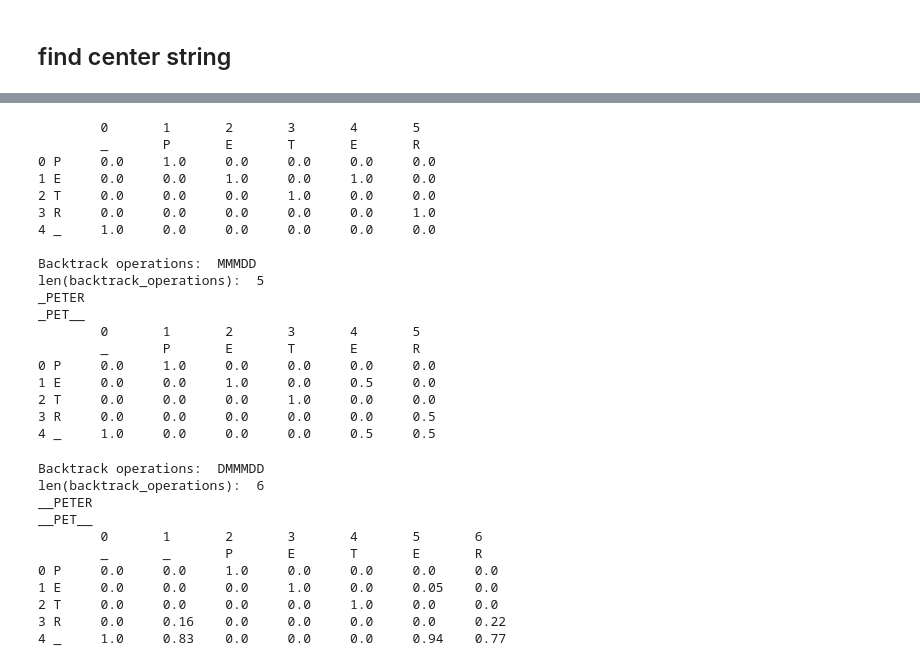
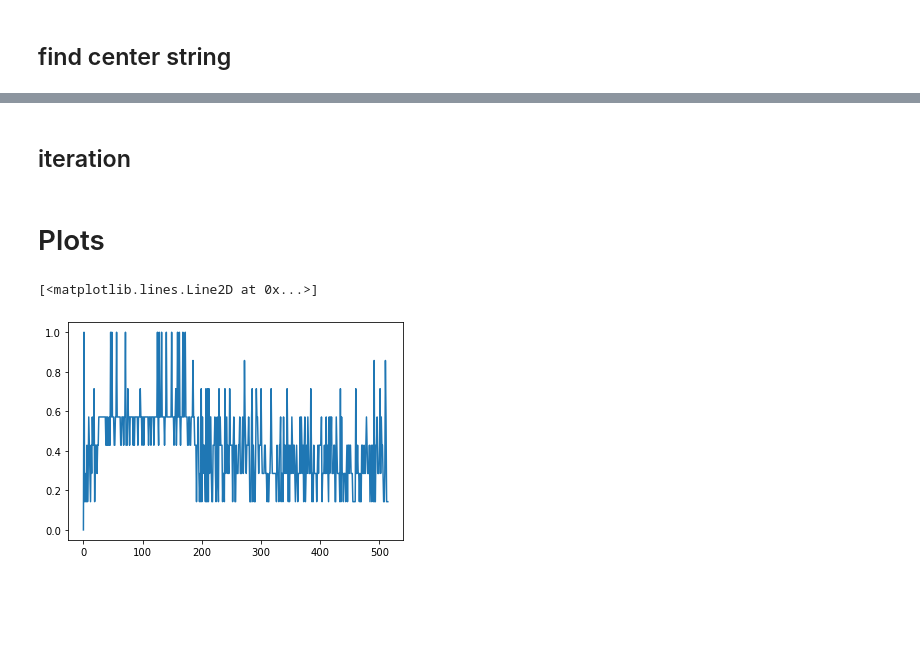
Before and after one commit to j-hirschy/applied-bioinformatics-2022, a Jupyter notebook: multiple_alignment.ipynb, the cells around one changed output, grey strips where cells are left out. Cells and saved outputs as stored; diff of their text form; code cells hidden in the pictures; blank space fills up the shorter version.

Commit message:
completed multiple sequence alignment

```diff
--- a/multiple_alignment.ipynb
+++ b/multiple_alignment.ipynb
@@ -244,10 +254,12 @@ sp|P39022|RAD52_CHICK
 def find_center_string(records, in_del_cost=2, mismatch_cost=1):
     pairwise_distance = {}
     for e in range(len(records)):
-        for i in range(len(records) - e):
+        for i in range(e, len(records)):
             if e == i:
                 pass
-            pairwise_distance[(e,i)] = levenshtein(str(records[e].seq), str(record[i]), in_del_cost=in_del_cost, mismatch_cost=mismatch_cost)
-    return pairwise_distance
+            else:
+                pairwise_distance[(e,i)] = levenshtein(str(records[e].seq), str(records[i].seq), in_del_cost=in_del_cost, mismatch_cost=mismatch_cost)
+    center_pair = min(pairwise_distance, key=pairwise_distance.get)
+    return center_pair
 
-pairwise_distance = find_center_string(records, in_del_cost=1, mismatch_cost=1)
+center_pair = find_center_string(records, in_del_cost=2, mismatch_cost=1)
@@ -274,48 +272,31 @@ pairwise_distance
 # %%
-s1 = "PETER"
-s2 = "PET"
-vocab = "PETR"
+s1 = records.pop(center_pair[0])
+s2 = records.pop(center_pair[1])
+
+
 mismatch_cost = 1
 in_del_cost = 2
 
 
-my_ppm = Ppm(s1, vocab)
-my_ppm.toString()
-print(" ")
-my_ppm.align(s2, mismatch_cost=mismatch_cost, in_del_cost=in_del_cost)
-my_ppm.toString()
+my_ppm = Ppm(s1, vocabulary)
+my_ppm.add(s2, mismatch_cost=mismatch_cost, in_del_cost=in_del_cost)
-# %% [output]
-        0       1       2       3       4       5
-        _       P       E       T       E       R
-0 P     0.0     1.0     0.0     0.0     0.0     0.0
-1 E     0.0     0.0     1.0     0.0     1.0     0.0
-2 T     0.0     0.0     0.0     1.0     0.0     0.0
-3 R     0.0     0.0     0.0     0.0     0.0     1.0
-4 _     1.0     0.0     0.0     0.0     0.0     0.0
-
-Backtrack operations:  MMMDD
-len(backtrack_operations):  5
-_PETER
-_PET__
-        0       1       2       3       4       5
-        _       P       E       T       E       R
-0 P     0.0     1.0     0.0     0.0     0.0     0.0
-1 E     0.0     0.0     1.0     0.0     0.5     0.0
-2 T     0.0     0.0     0.0     1.0     0.0     0.0
-3 R     0.0     0.0     0.0     0.0     0.0     0.5
-4 _     1.0     0.0     0.0     0.0     0.5     0.5
-# %%
-my_ppm.align("PET", 1, 2)
-my_ppm.toString()
-# %% [output]
-Backtrack operations:  DMMMDD
-len(backtrack_operations):  6
-__PETER
-__PET__
-        0       1       2       3       4       5       6
-        _       _       P       E       T       E       R
-0 P     0.0     0.0     1.0     0.0     0.0     0.0     0.0
-1 E     0.0     0.0     0.0     1.0     0.0     0.05    0.0
-2 T     0.0     0.0     0.0     0.0     1.0     0.0     0.0
-3 R     0.0     0.16    0.0     0.0     0.0     0.0     0.22
-4 _     1.0     0.83    0.0     0.0     0.0     0.94    0.77
+# %% [markdown]
+## iteration
+# %%
+while len(records) > 0:
+    pairwise_distance = {}
+    for e in range(len(records)):
+        pairwise_distance[e] = my_ppm.compute_alignment_cost(str(records[e].seq), mismatch_cost=mismatch_cost, in_del_cost=in_del_cost)
+    best_string_index = min(pairwise_distance, key=pairwise_distance.get)
+    my_ppm.add(records.pop(best_string_index), mismatch_cost=mismatch_cost, in_del_cost=in_del_cost)
+# %% [markdown]
+# Plots
+# %%
+y = [np.max(my_ppm.probability_matrix[e,:-1]) for e in range(my_ppm.probability_matrix.shape[0])]
+
+import matplotlib.pyplot as plt
+
+plt.plot(y)
+# %% [output]
+[<matplotlib.lines.Line2D at 0x...>]
+[figure, added]
```
Also changed, not shown: parts of 7 cells of this notebook.
